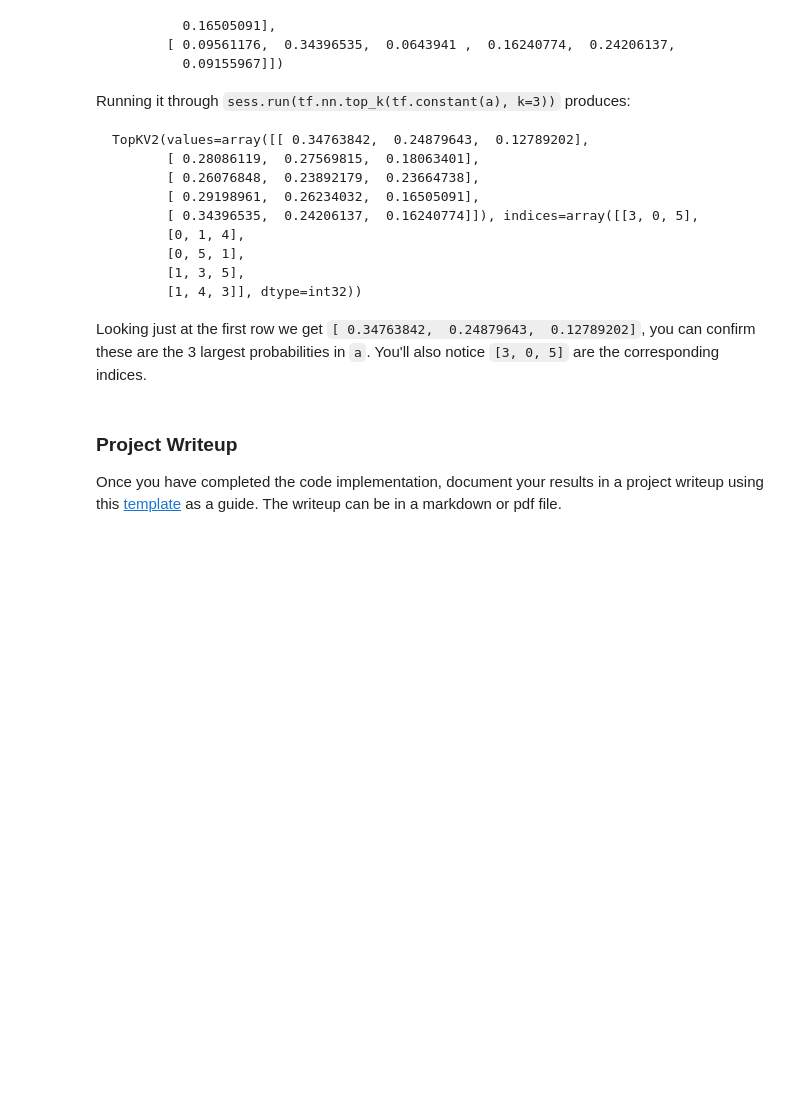
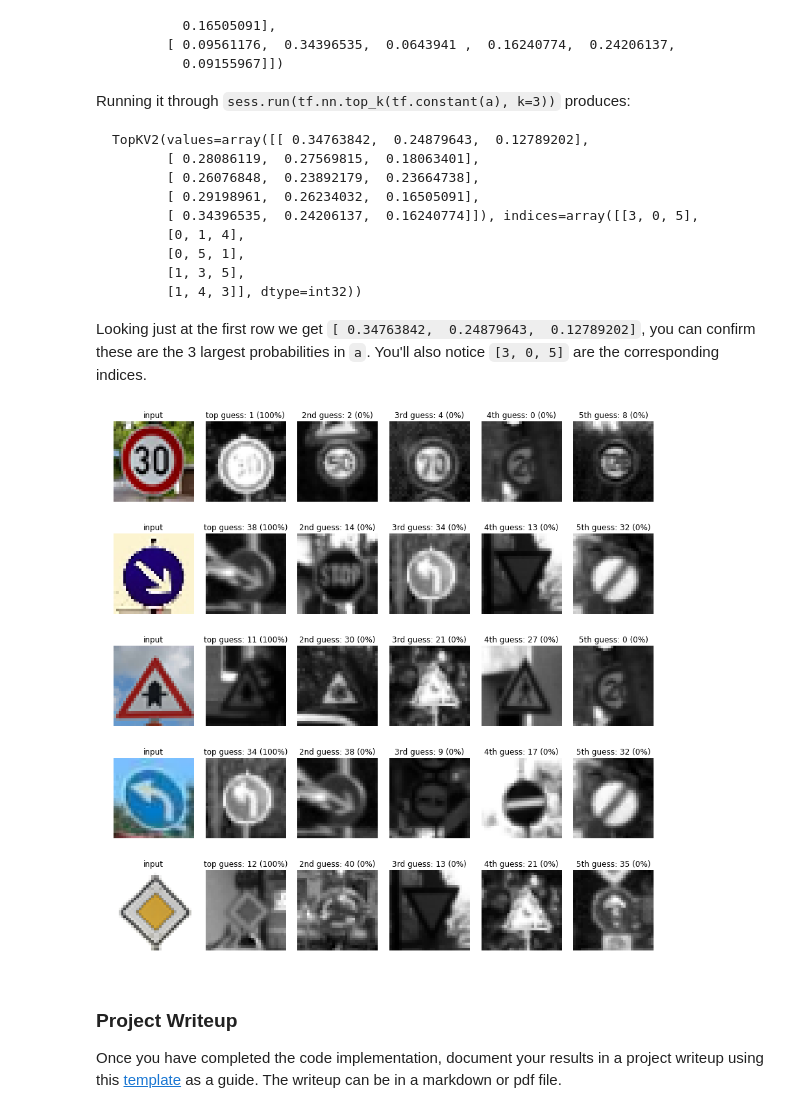
Before and after one commit to reshavsingla/CarND-Traffic-Sign-Classifier-Project, a Jupyter notebook: Traffic_Sign_Classifier.ipynb, the cells around one changed output. Cells and saved outputs as stored; diff of their text form; code cells hidden in the pictures; blank space fills up the shorter version.

```diff
--- a/Traffic_Sign_Classifier.ipynb
+++ b/Traffic_Sign_Classifier.ipynb
@@ -386,0 +362,7 @@ Test Accuracy = 0.940
+# %%
+with tf.Session() as sess:
+    sess.run(tf.global_variables_initializer())
+    saver = tf.train.import_meta_graph('./lenet.meta')
+    saver.restore(sess, "./lenet")
+    test_accuracy = evaluate(X_test, y_test)
+    print("Test Set Accuracy = {:.3f}".format(test_accuracy))
@@ -454,3 +503,53 @@ Looking just at the first row we get `[ 0.34763842,  0.24879643,  0.12789202]`,
+# %%
+### Print out the top five softmax probabilities for the predictions on the German traffic sign images found on the web.
+### Feel free to use as many code cells as needed.
+softmax_logits = tf.nn.softmax(logits)
+top_k = tf.nn.top_k(softmax_logits, k=5)
+
+
+with tf.Session() as sess:
+    sess.run(tf.global_variables_initializer())
+    saver = tf.train.import_meta_graph('./lenet.meta')
+    saver.restore(sess, "./lenet")
+    image_softmax_logits = sess.run(softmax_logits, feed_dict={x: image_list, keep_prob: 1.0})
+    image_top_k = sess.run(top_k, feed_dict={x: image_list, keep_prob: 1.0})
+
+
+    fig, axs = plt.subplots(len(true_image_list),6, figsize=(15, 15))
+    fig.subplots_adjust(hspace = .4, wspace=.1)
+    axs = axs.ravel()
+
+    for i, image in enumerate(true_image_list):
+        axs[6*i].axis('off')
+        axs[6*i].imshow(cv2.cvtColor(image, cv2.COLOR_BGR2RGB))
+        axs[6*i].set_title('input')
+        guess1 = image_top_k[1][i][0]
+        index1 = np.argwhere(y_valid == guess1)[0]
+        axs[6*i+1].axis('off')
+        axs[6*i+1].imshow(X_valid[index1].squeeze(), cmap='gray')
+        axs[6*i+1].set_title('top guess: {} ({:.0f}%)'.format(guess1, 100*image_top_k[0][i][0]))
+        guess2 = image_top_k[1][i][1]
+        index2 = np.argwhere(y_valid == guess2)[0]
+        axs[6*i+2].axis('off')
+        axs[6*i+2].imshow(X_valid[index2].squeeze(), cmap='gray')
+        axs[6*i+2].set_title('2nd guess: {} ({:.0f}%)'.format(guess2, 100*image_top_k[0][i][1]))
+        guess3 = image_top_k[1][i][2]
+        index3 = np.argwhere(y_valid == guess3)[0]
+        axs[6*i+3].axis('off')
+        axs[6*i+3].imshow(X_valid[index3].squeeze(), cmap='gray')
+        axs[6*i+3].set_title('3rd guess: {} ({:.0f}%)'.format(guess3, 100*image_top_k[0][i][2]))
+        guess4 = image_top_k[1][i][3]
+        index4 = np.argwhere(y_valid == guess4)[0]
+        axs[6*i+4].axis('off')
+        axs[6*i+4].imshow(X_valid[index4].squeeze(), cmap='gray')
+        axs[6*i+4].set_title('4th guess: {} ({:.0f}%)'.format(guess4, 100*image_top_k[0][i][3]))
+        guess5 = image_top_k[1][i][4]
+        index5 = np.argwhere(y_valid == guess5)[0]
+        axs[6*i+5].axis('off')
+        axs[6*i+5].imshow(X_valid[index5].squeeze(), cmap='gray')
+        axs[6*i+5].set_title('5th guess: {} ({:.0f}%)'.format(guess5, 100*image_top_k[0][i][4]))
+# %% [output]
+[figure, added]
 # %% [markdown]
 ### Project Writeup
 
```
Also changed, not shown: parts of 10 cells of this notebook, 3 other files.
